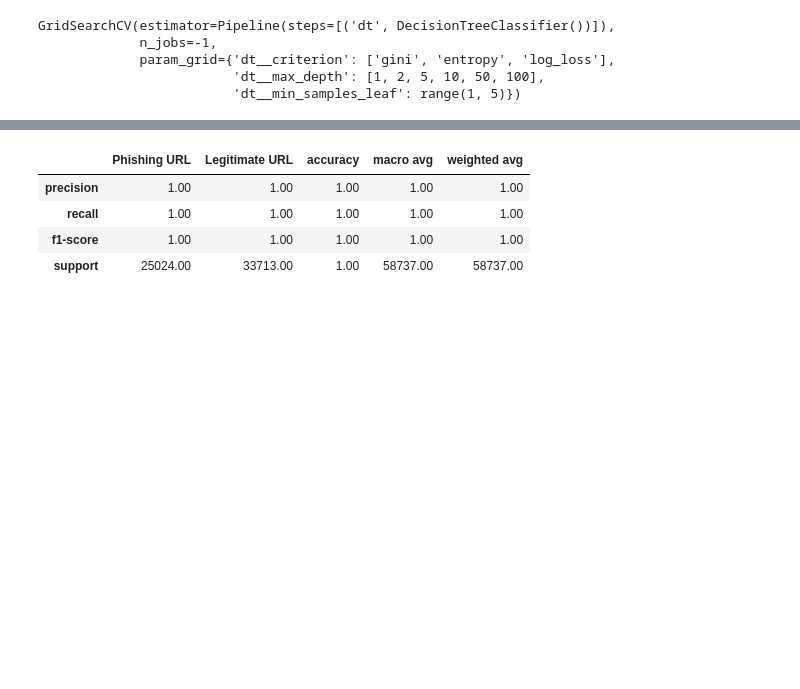
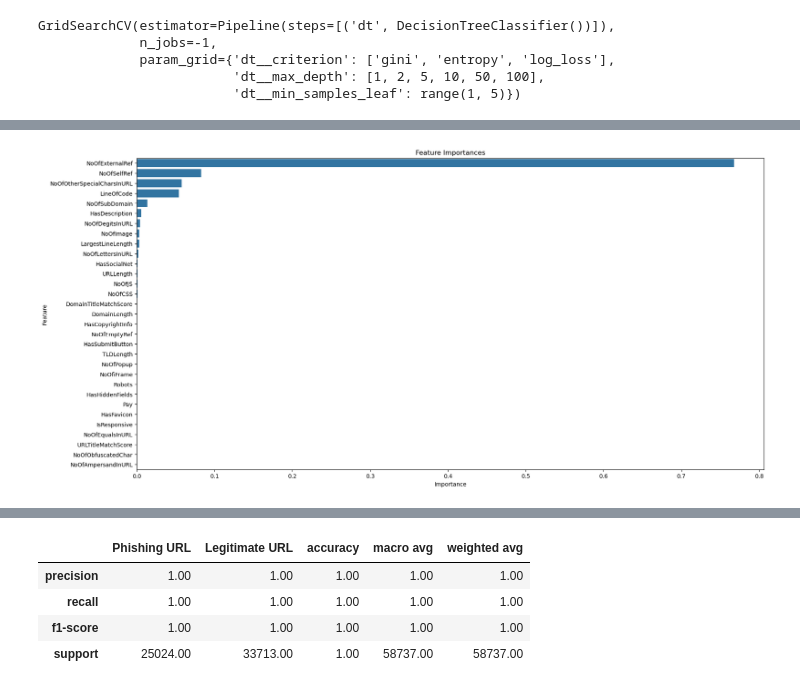
Before and after one commit to outdegree/BH-PCMLAI-Capstone-Project, a Jupyter notebook: capstone.ipynb, the cells around one changed output, grey strips where cells are left out. Saved outputs shown, nothing was run; the diff lists cells and outputs as text; code cells hidden in the pictures; blank space fills up the shorter version.

```diff
--- a/capstone.ipynb
+++ b/capstone.ipynb
@@ -697,0 +793,9 @@ GridSearchCV(estimator=Pipeline(steps=[('dt', DecisionTreeClassifier())]),
+# %%
+dtc_feature_names = cv_search.best_estimator_['dt'].feature_names_in_
+dtc_feature_importances = cv_search.best_estimator_['dt'].feature_importances_
+
+dtc_important_features_df = pd.DataFrame({
+    'Feature Name': dtc_feature_names,
+    'Importance': dtc_feature_importances,
+    }).sort_values(by = 'Importance', ascending = False)
+dtc_important_features_df.head(5)
@@ -698,3 +809,12 @@ GridSearchCV(estimator=Pipeline(steps=[('dt', DecisionTreeClassifier())]),
+# %%
+plt.figure(figsize = (20, 10))
+sns.barplot(data = dtc_important_features_df, x = 'Importance', y = 'Feature Name', )
+plt.title('Feature Importances')
+plt.xlabel('Importance')
+plt.ylabel('Feature')
+plt.show()
+# %% [output]
+[figure, added]
 # %%
 cv_search.best_params_
 # %% [output]
```
Also changed, not shown: parts of 50 cells of this notebook, 2 other files.
